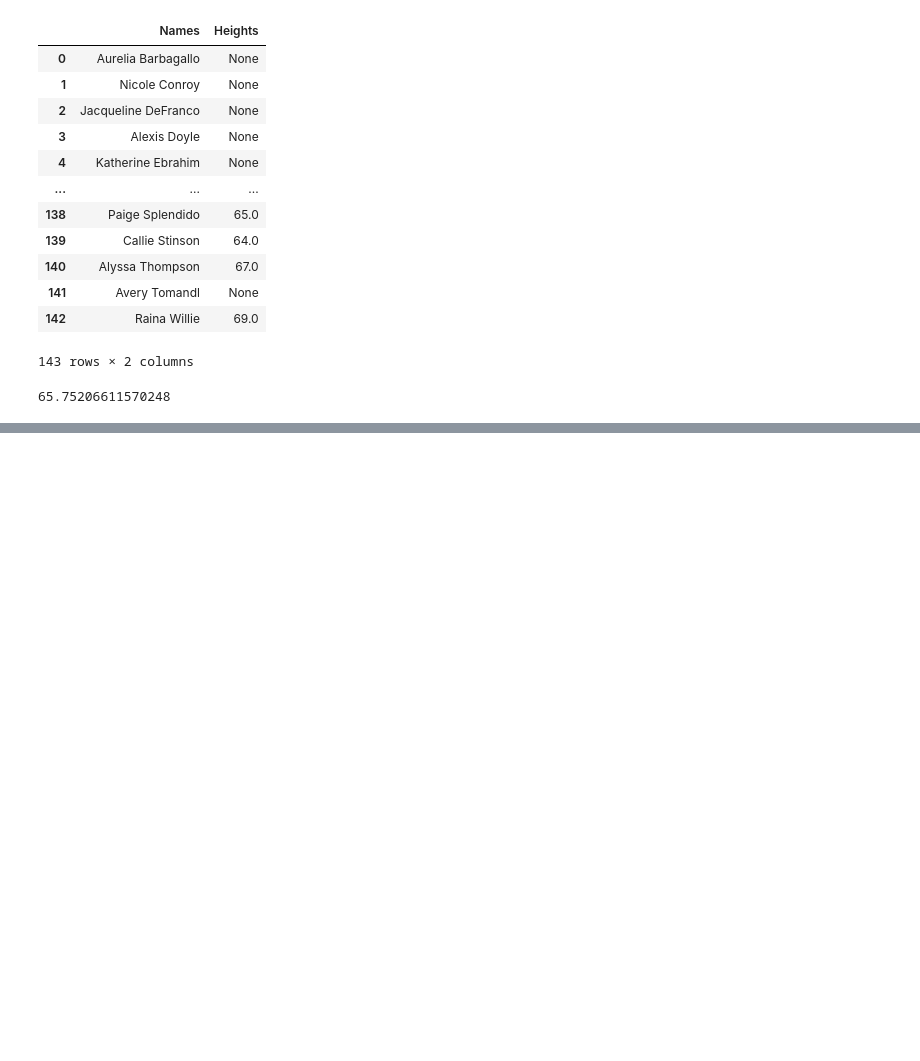
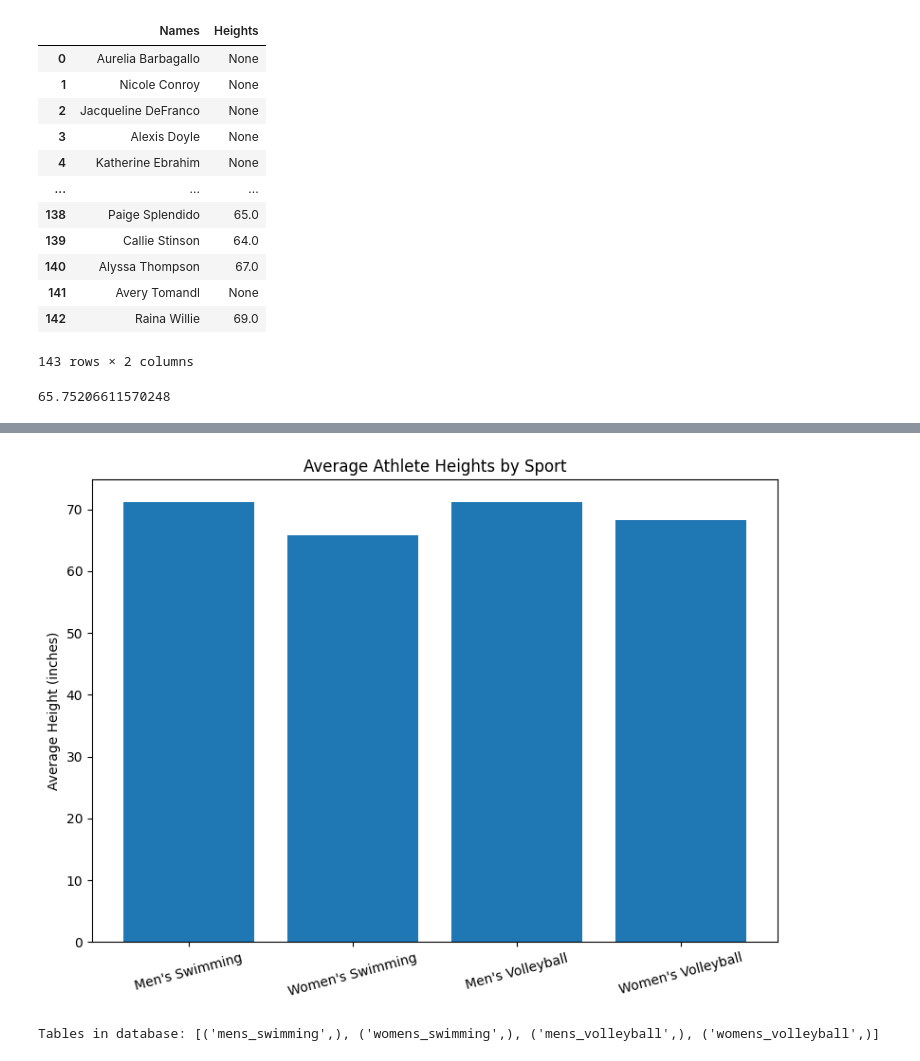
Before and after one commit to CIS-3120-SP-2025/Team-SMS-Project-2-Question2, a Jupyter notebook: Team_SMS_Project_2_Question2.ipynb, the cells around one changed output, grey strips where cells are left out. Drawn from its saved outputs; the diff is of its cells as text; code cells hidden in the pictures; blank space fills up the shorter version.

```diff
--- a/Team_SMS_Project_2_Question2.ipynb
+++ b/Team_SMS_Project_2_Question2.ipynb
@@ -211,0 +234,39 @@ df_womens_swimming.to_csv('womens_swimming.csv', index=False)
+# %%
+import matplotlib.pyplot as plt
+
+averages = {
+    "Men's Swimming": mens_swimming_diving_df['Heights'].mean(),
+    "Women's Swimming": womens_swimming_diving_df['Heights'].mean(),
+    "Men's Volleyball": mens_volleyball_df['Heights'].mean(),
+    "Women's Volleyball": womens_volleyball_df['Heights'].mean()
+}
+
+plt.figure(figsize=(8,6))
+plt.bar(averages.keys(), averages.values())
+plt.ylabel('Average Height (inches)')
+plt.title('Average Athlete Heights by Sport')
+plt.xticks(rotation=15)
+plt.tight_layout()
+plt.savefig('appendix_avg_heights.png')
+plt.show()
+# %% [output]
+[figure, added]
+# %%
+from os import replace
+import sqlite3
+
+conn = sqlite3.connect('athlete_heights.db')
+
+mens_swimming_diving_df.to_sql('mens_swimming', conn, if_exists='replace', index=False)
+womens_swimming_diving_df.to_sql('womens_swimming', conn, if_exists='replace', index=False)
+mens_volleyball_df.to_sql('mens_volleyball', conn, if_exists='replace', index=False)
+womens_volleyball_df.to_sql('womens_volleyball', conn, if_exists='replace', index=False)
+
+cursor = conn.cursor()
+cursor.execute('SELECT name FROM sqlite_master WHERE type="table";')
+print('Tables in database:', cursor.fetchall())
+
+conn.commit()
+conn.close()
+# %% [output]
+Tables in database: [('mens_swimming',), ('womens_swimming',), ('mens_volleyball',), ('womens_volleyball',)]
```
Also changed, not shown: parts of 2 cells of this notebook.
